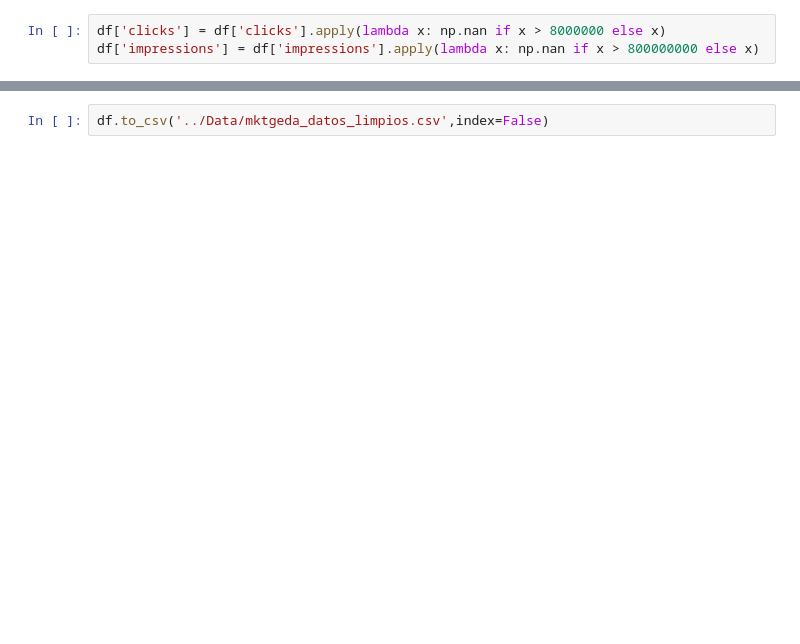
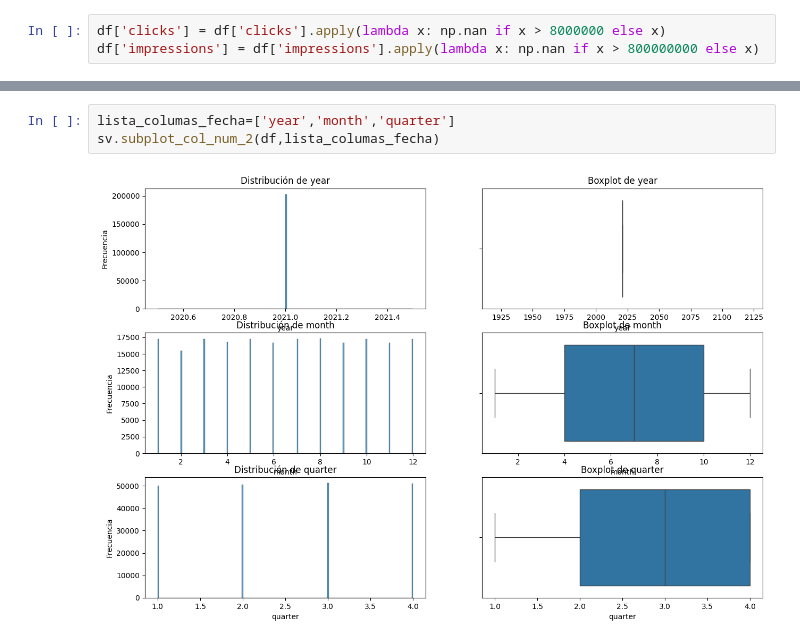
Before and after one commit to esanchezlaulhe1312/marketing_analysis, a Jupyter notebook: Jupyters/columnas_numericas.ipynb, the cells around one changed output, grey strips where cells are left out. Drawn from its saved outputs; the diff is of its cells as text; blank space fills up the shorter version.

```diff
--- a/Jupyters/columnas_numericas.ipynb
+++ b/Jupyters/columnas_numericas.ipynb
@@ -101,2 +100,5 @@ snulos.calcular_solo_col_null(df)
-# %%
-df.to_csv('../Data/mktgeda_datos_limpios.csv',index=False)
+# %%
+lista_columas_fecha=['year','month','quarter']
+sv.subplot_col_num_2(df,lista_columas_fecha)
+# %% [output]
+[figure, added]
```
Also changed, not shown: parts of 14 cells of this notebook, 4 other files.
